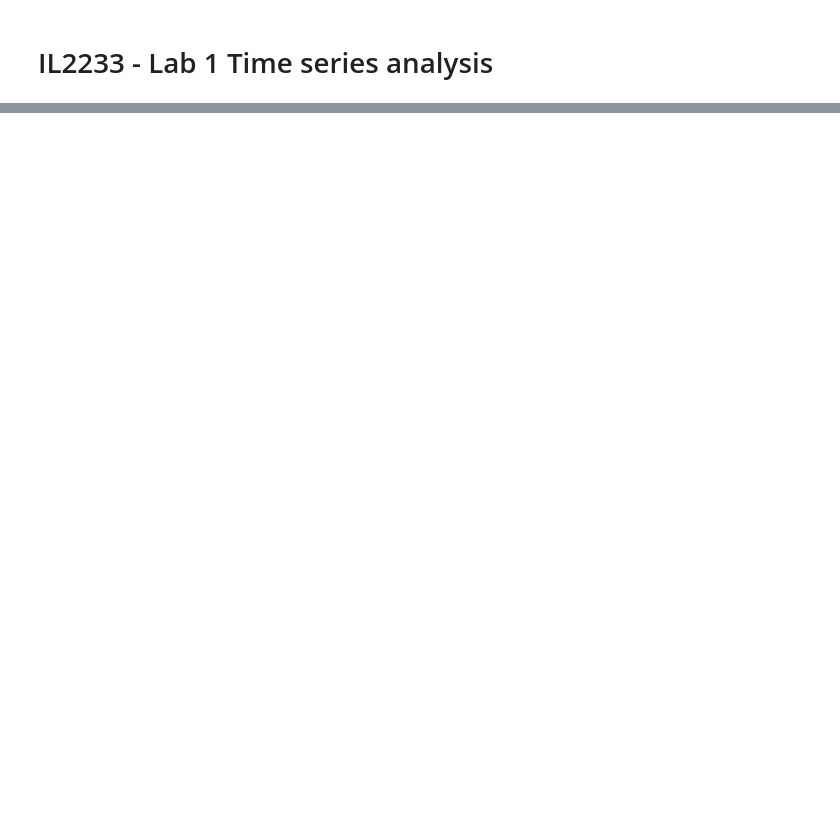
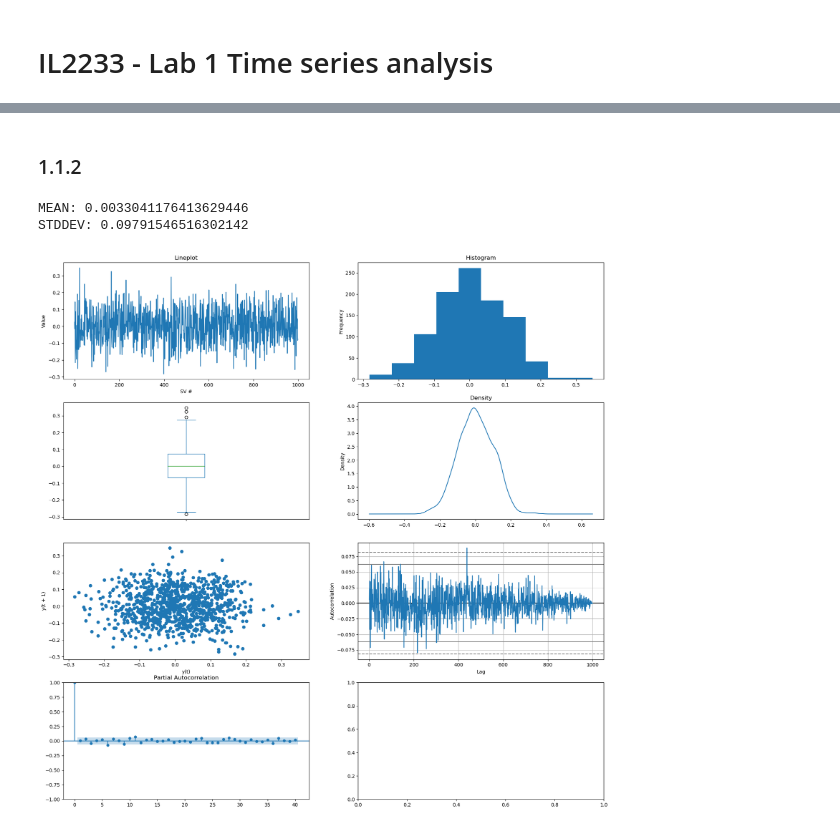
Before and after one commit to JoshSadiq/IL2233, a Jupyter notebook: 1-lab/1-lab.ipynb, the cells around one changed output, grey strips where cells are left out. Cells and saved outputs as stored; diff of their text form; code cells hidden in the pictures; blank space fills up the shorter version.

```diff
--- a/1-lab/1-lab.ipynb
+++ b/1-lab/1-lab.ipynb
@@ -26,0 +45,20 @@ SyntaxError: positional argument follows keyword argument (354821016.py, line 6)
+# %% [markdown]
+### 1.1.2
+# %%
+series_100 = [[gauss(0.0, 1.0) for _ in range(1000)] for _ in range(100)]
+series_100_avg = []
+for i in range(1000):
+    sum = 0
+    for j in range(100):
+        sum += series_100[j][i]
+    series_100_avg.append(sum / 100)
+series_100_avg = Series(series_100_avg)
+
+# Mean and standard deviation
+print("MEAN:", series_100_avg.mean())
+print("STDDEV:", series_100_avg.std())
+plot_all(series_100_avg, rows=4, cols=2)
+# %% [output]
+MEAN: 0.0033041176413629446
+STDDEV: 0.09791546516302142
+[figure, added]
```
Also changed, not shown: parts of 12 cells of this notebook.
